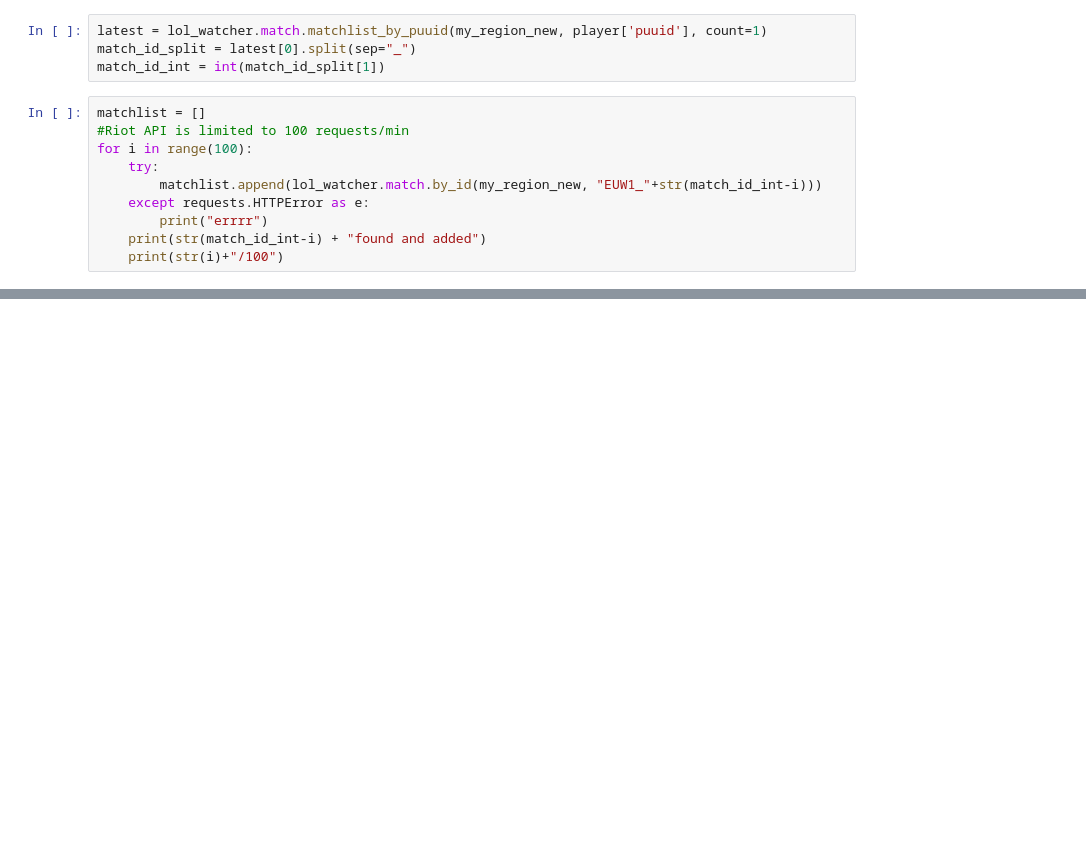
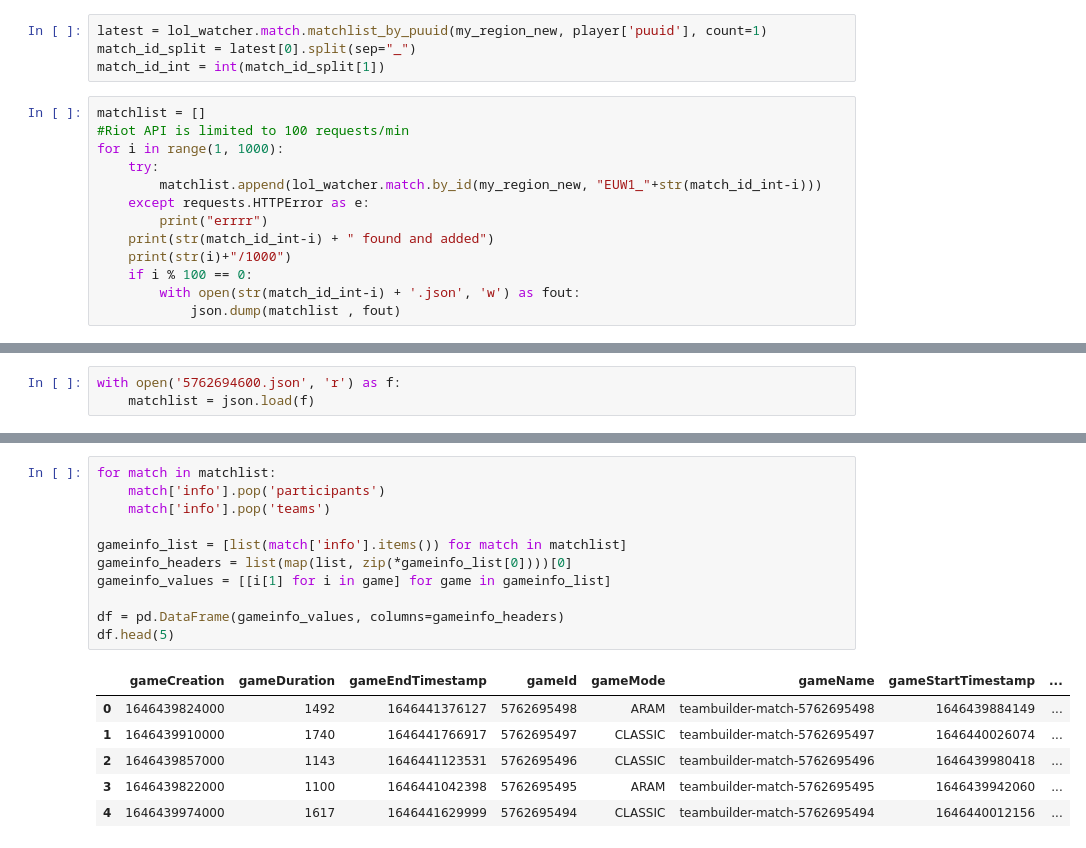
Before and after one commit to D0omsNinthCat/Riot_Api_2, a Jupyter notebook: riot_api_2.ipynb, the cells around one changed output, grey strips where cells are left out. Drawn from its saved outputs; the diff is of its cells as text; blank space fills up the shorter version.

Commit message:
flattening the data into dataframes

```diff
--- a/riot_api_2.ipynb
+++ b/riot_api_2.ipynb
@@ -14,11 +16,14 @@ match_id_int = int(match_id_split[1])
 # %%
 matchlist = []
 #Riot API is limited to 100 requests/min
-for i in range(100):
+for i in range(1, 1000):
     try:
         matchlist.append(lol_watcher.match.by_id(my_region_new, "EUW1_"+str(match_id_int-i)))
     except requests.HTTPError as e:
         print("errrr")
-    print(str(match_id_int-i) + "found and added")
-    print(str(i)+"/100")
+    print(str(match_id_int-i) + " found and added")
+    print(str(i)+"/1000")
+    if i % 100 == 0:
+        with open(str(match_id_int-i) + '.json', 'w') as fout:
+            json.dump(matchlist , fout)
 # %% [output]
@@ -41,0 +47,3 @@ errrrrr
+# %%
+with open('5762694600.json', 'r') as f:
+    matchlist = json.load(f)
@@ -41,0 +63,18 @@ errrrrr
+# %%
+for match in matchlist:
+    match['info'].pop('participants')
+    match['info'].pop('teams')
+
+gameinfo_list = [list(match['info'].items()) for match in matchlist]
+gameinfo_headers = list(map(list, zip(*gameinfo_list[0])))[0]
+gameinfo_values = [[i[1] for i in game] for game in gameinfo_list]
+
+df = pd.DataFrame(gameinfo_values, columns=gameinfo_headers)
+df.head(5)
+# %% [output]
+|  | gameCreation | gameDuration | gameEndTimestamp | gameId | gameMode | gameName | gameStartTimestamp | ... |
+| 0 | 1646439824000 | 1492 | 1646441376127 | 5762695498 | ARAM | teambuilder-match-5762695498 | 1646439884149 | ... |
+| 1 | 1646439910000 | 1740 | 1646441766917 | 5762695497 | CLASSIC | teambuilder-match-5762695497 | 1646440026074 | ... |
+| 2 | 1646439857000 | 1143 | 1646441123531 | 5762695496 | CLASSIC | teambuilder-match-5762695496 | 1646439980418 | ... |
+| 3 | 1646439822000 | 1100 | 1646441042398 | 5762695495 | ARAM | teambuilder-match-5762695495 | 1646439942060 | ... |
+| 4 | 1646439974000 | 1617 | 1646441629999 | 5762695494 | CLASSIC | teambuilder-match-5762695494 | 1646440012156 | ... |
```
Also changed, not shown: parts of 3 cells of this notebook.
